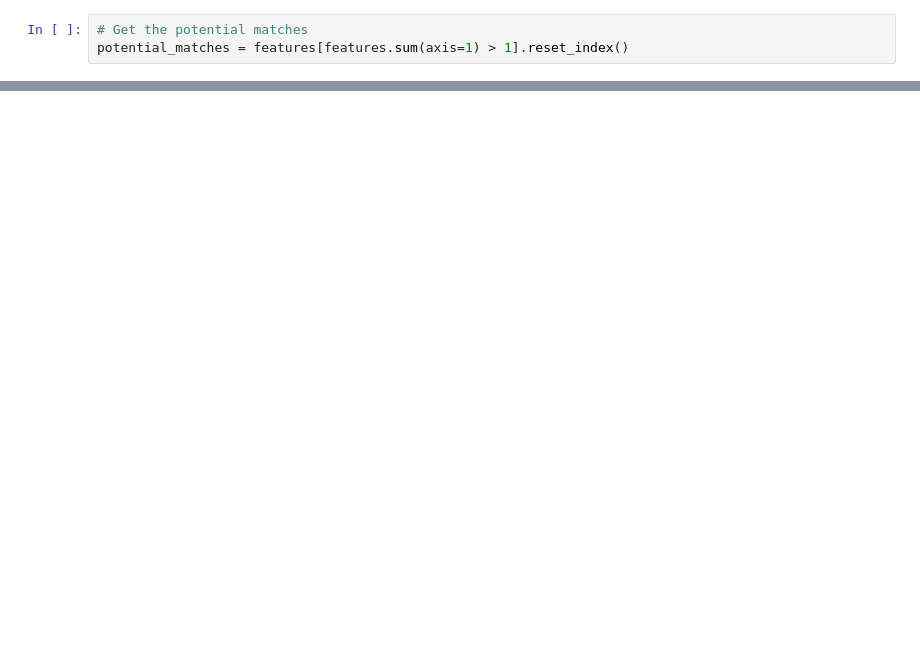
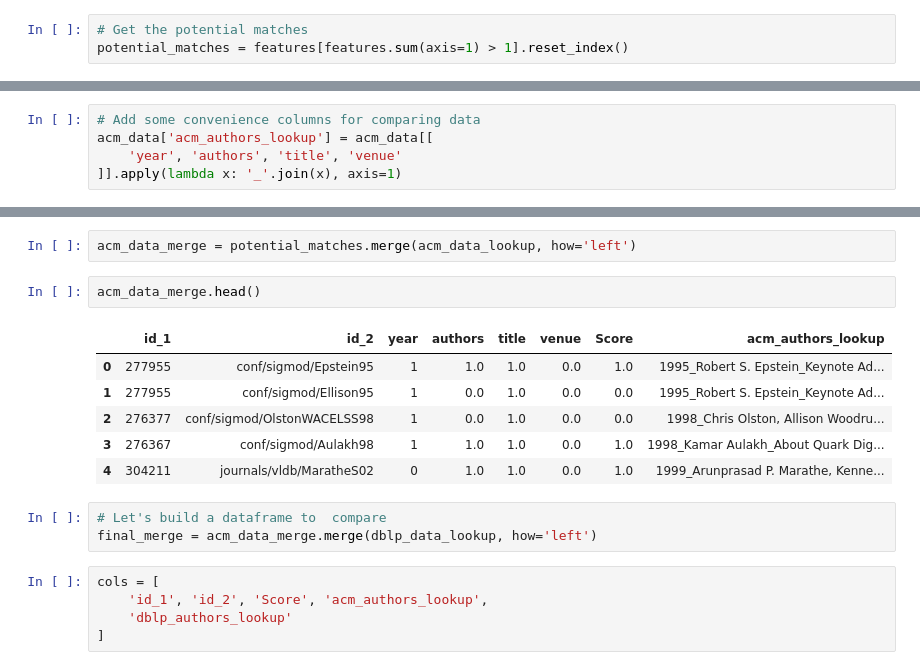
Before and after one commit to theoem/Data-Linkage, a Jupyter notebook: Data-Linkage/Record-Linking-Fuzzy-Matching-Teodoras.ipynb, the cells around one changed output, grey strips where cells are left out. Cells and saved outputs as stored; diff of their text form; blank space fills up the shorter version.

```diff
--- a/Data-Linkage/Record-Linking-Fuzzy-Matching-Teodoras.ipynb
+++ b/Data-Linkage/Record-Linking-Fuzzy-Matching-Teodoras.ipynb
@@ -472,0 +361,5 @@ hospital_dupes[hospital_dupes.index.isin([51567, 41166])]
+# %%
+# Add some convenience columns for comparing data
+acm_data['acm_authors_lookup'] = acm_data[[
+    'year', 'authors', 'title', 'venue'
+]].apply(lambda x: '_'.join(x), axis=1)
@@ -472,0 +391,19 @@ hospital_dupes[hospital_dupes.index.isin([51567, 41166])]
+# %%
+acm_data_merge = potential_matches.merge(acm_data_lookup, how='left')
+# %%
+acm_data_merge.head()
+# %% [output]
+|  | id_1 | id_2 | year | authors | title | venue | Score | acm_authors_lookup |
+| 0 | 277955 | conf/sigmod/Epstein95 | 1 | 1.0 | 1.0 | 0.0 | 1.0 | 1995_Robert S. Epstein_Keynote Ad... |
+| 1 | 277955 | conf/sigmod/Ellison95 | 1 | 0.0 | 1.0 | 0.0 | 0.0 | 1995_Robert S. Epstein_Keynote Ad... |
+| 2 | 276377 | conf/sigmod/OlstonWACELSS98 | 1 | 0.0 | 1.0 | 0.0 | 0.0 | 1998_Chris Olston, Allison Woodru... |
+| 3 | 276367 | conf/sigmod/Aulakh98 | 1 | 1.0 | 1.0 | 0.0 | 1.0 | 1998_Kamar Aulakh_About Quark Dig... |
+| 4 | 304211 | journals/vldb/MaratheS02 | 0 | 1.0 | 1.0 | 0.0 | 1.0 | 1999_Arunprasad P. Marathe, Kenne... |
+# %%
+# Let's build a dataframe to  compare
+final_merge = acm_data_merge.merge(dblp_data_lookup, how='left')
+# %%
+cols = [
+    'id_1', 'id_2', 'Score', 'acm_authors_lookup',
+    'dblp_authors_lookup'
+]
```
Also changed, not shown: parts of 75 cells of this notebook.
